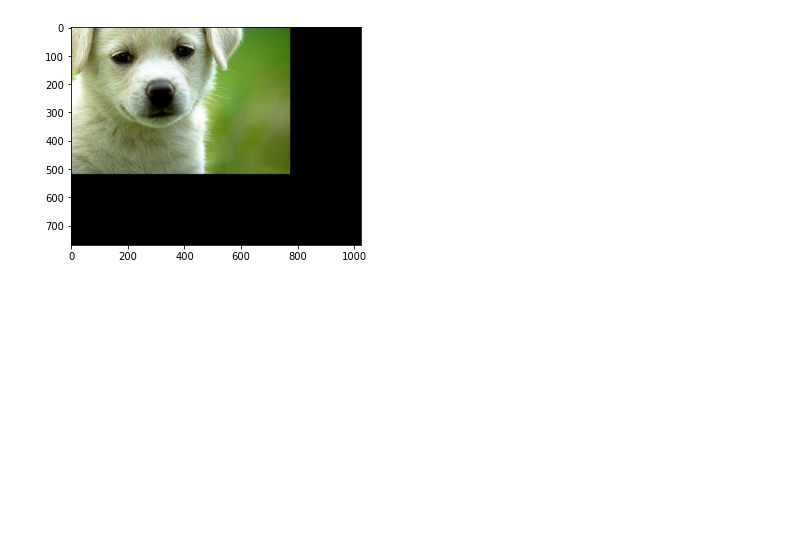
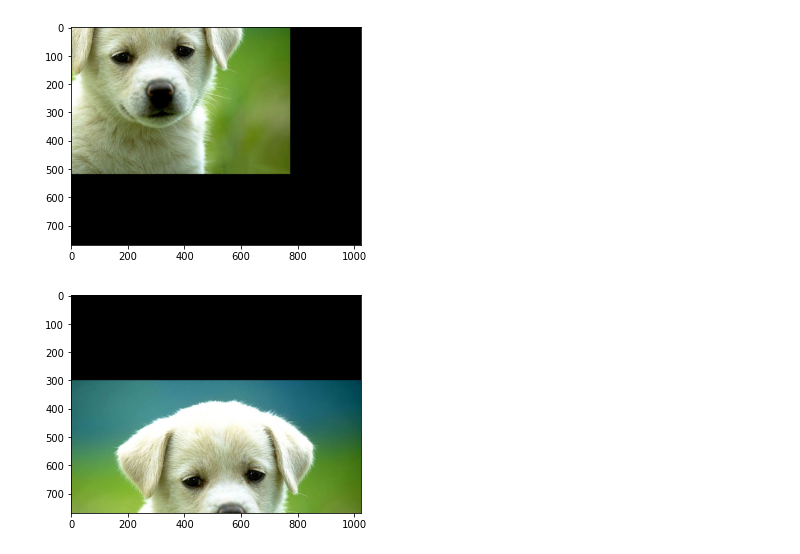
Before and after one commit to lokeshkumarn/OpenCV, a Jupyter notebook: OpenCV_Basics.ipynb, the cells around one changed output. Saved outputs shown, nothing was run; the diff lists cells and outputs as text; code cells hidden in the pictures; blank space fills up the shorter version.

```diff
--- a/OpenCV_Basics.ipynb
+++ b/OpenCV_Basics.ipynb
@@ -178,0 +181,5 @@ show_cv2(shifted_up_left)
+# %%
+shift_down = imutils.translate(tmp_image, 0, 300)
+show_cv2(shift_down)
+# %% [output]
+[figure, added]
```
Also changed, not shown: parts of 5 cells of this notebook.
